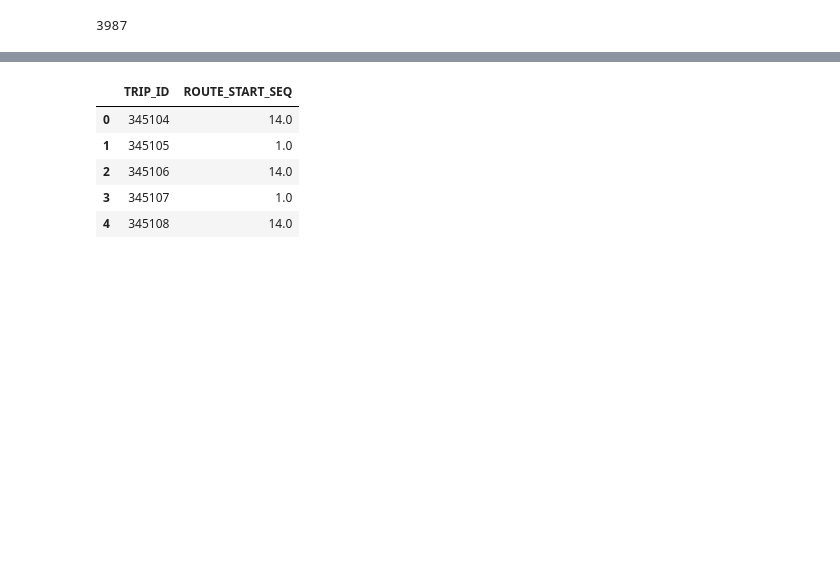
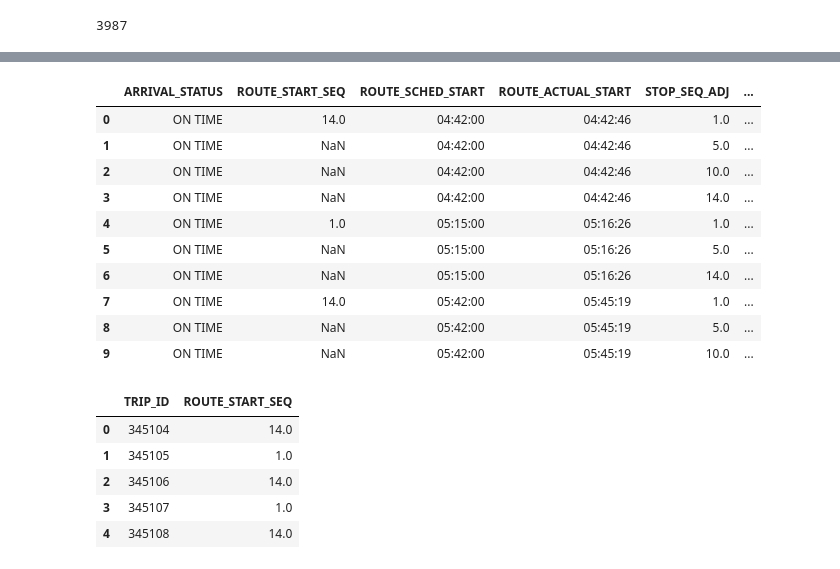
Before and after one commit to ballir27/wego-nashville-bus-adherence, a Jupyter notebook: Notebooks/AB-WeGo-Dist-Time-Travelled-Analysis.ipynb, the cells around one changed output, grey strips where cells are left out. Drawn from its saved outputs; the diff is of its cells as text; code cells hidden in the pictures; blank space fills up the shorter version.

```diff
--- a/Notebooks/AB-WeGo-Dist-Time-Travelled-Analysis.ipynb
+++ b/Notebooks/AB-WeGo-Dist-Time-Travelled-Analysis.ipynb
@@ -108,3 +85,20 @@ sched_start_dict
+# %%
+for i in range(len(headway_df)):
+    headway_df.loc[i,'ROUTE_ACTUAL_START'] = actual_start_dict[headway_df.loc[i,'TRIP_ID']]
+# %%
+headway_df.iloc[0:10,30:]
+# %% [output]
+|  | ARRIVAL_STATUS | ROUTE_START_SEQ | ROUTE_SCHED_START | ROUTE_ACTUAL_START | STOP_SEQ_ADJ | ... |
+| 0 | ON TIME | 14.0 | 04:42:00 | 04:42:46 | 1.0 | ... |
+| 1 | ON TIME | NaN | 04:42:00 | 04:42:46 | 5.0 | ... |
+| 2 | ON TIME | NaN | 04:42:00 | 04:42:46 | 10.0 | ... |
+| 3 | ON TIME | NaN | 04:42:00 | 04:42:46 | 14.0 | ... |
+| 4 | ON TIME | 1.0 | 05:15:00 | 05:16:26 | 1.0 | ... |
+| 5 | ON TIME | NaN | 05:15:00 | 05:16:26 | 5.0 | ... |
+| 6 | ON TIME | NaN | 05:15:00 | 05:16:26 | 14.0 | ... |
+| 7 | ON TIME | 14.0 | 05:42:00 | 05:45:19 | 1.0 | ... |
+| 8 | ON TIME | NaN | 05:42:00 | 05:45:19 | 5.0 | ... |
+| 9 | ON TIME | NaN | 05:42:00 | 05:45:19 | 10.0 | ... |
 # %%
 route_start_df = headway_df.groupby('TRIP_ID',as_index=False)['ROUTE_START_SEQ'].max()
 # %%
```
Also changed, not shown: parts of 4 cells of this notebook.
